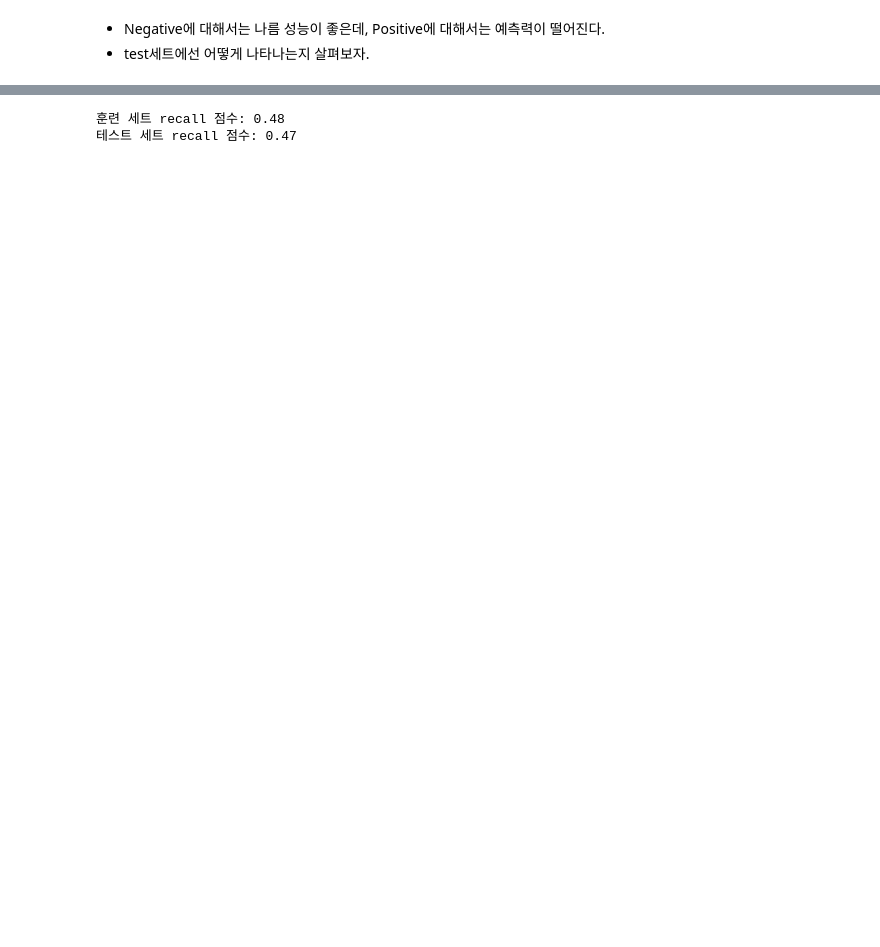
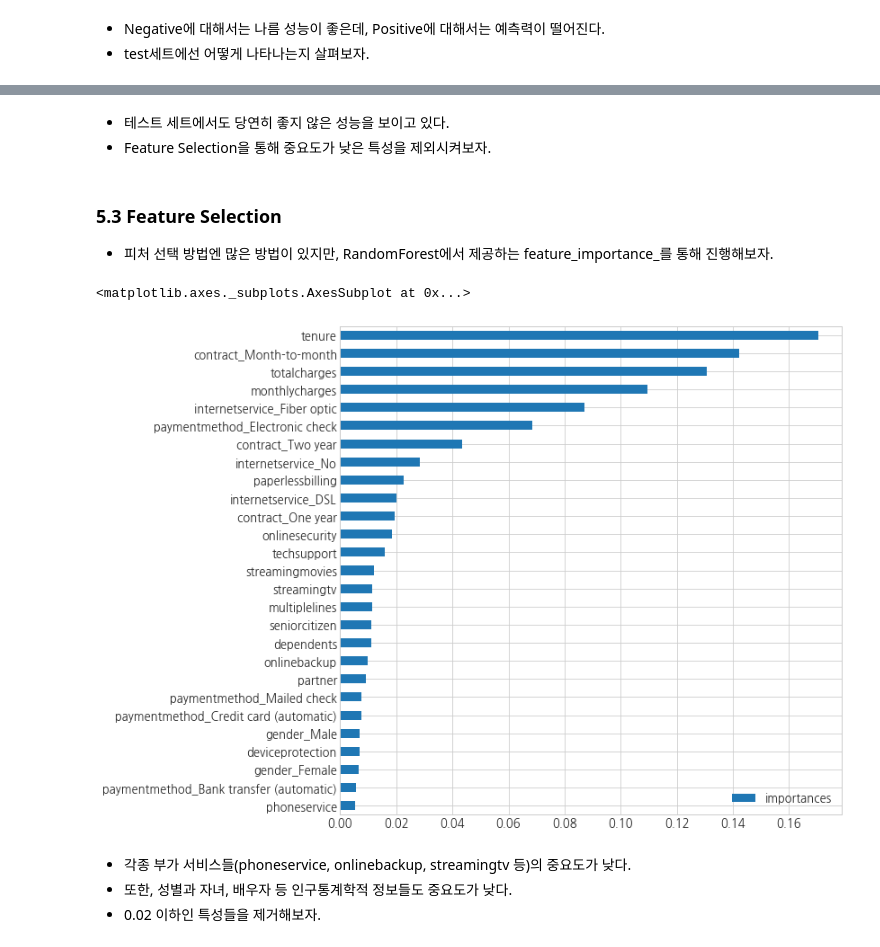
Before and after one commit to Sean-Parkk/Projects, a Jupyter notebook: predict_customer_churn/predict_customer_churn.ipynb, the cells around one changed output, grey strips where cells are left out. Drawn from its saved outputs; the diff is of its cells as text; code cells hidden in the pictures; blank space fills up the shorter version.

```diff
--- a/predict_customer_churn/predict_customer_churn.ipynb
+++ b/predict_customer_churn/predict_customer_churn.ipynb
@@ -669,2 +672,0 @@ grid_search = GridSearchCV(LogisticRegression(), param_grid, scoring = 'recall')
-# %%
-grid_search.fit(X_train, y_train)
@@ -754,10 +673,20 @@ X_test_selected = X_test[['tenure', 'contract_Month-to-month', 'contract_Two yea
-# %%
-logreg = LogisticRegression()
-logreg.fit(X_train_selected, y_train)
-y_pred = logreg.predict(X_train_selected)
-print('훈련 세트 recall 점수: {:.2f}'.format(recall_score(y_train, y_pred)))
-y_pred = logreg.predict(X_test_selected)
-print('테스트 세트 recall 점수: {:.2f}'.format(recall_score(y_test, y_pred)))
-# %% [output]
-훈련 세트 recall 점수: 0.48
-테스트 세트 recall 점수: 0.47
+# %% [markdown]
+* 테스트 세트에서도 당연히 좋지 않은 성능을 보이고 있다.
+* Feature Selection을 통해 중요도가 낮은 특성을 제외시켜보자.
+# %% [markdown]
+### 5.3 Feature Selection
+* 피처 선택 방법엔 많은 방법이 있지만, RandomForest에서 제공하는 feature_importance_를 통해 진행해보자.
+# %%
+from sklearn.ensemble import RandomForestClassifier
+rf = RandomForestClassifier(n_estimators=500, max_depth=8, random_state=1)
+rf.fit(X_train, y_train)
+df_fi = pd.DataFrame(rf.feature_importances_, index=X_train.columns, columns=['importances'])
+df_fi.sort_values('importances', ascending=True, inplace=True)
+df_fi.plot(kind='barh', figsize=(10,10))
+# %% [output]
+<matplotlib.axes._subplots.AxesSubplot at 0x...>
+[figure, added]
+# %% [markdown]
+* 각종 부가 서비스들(phoneservice, onlinebackup, streamingtv 등)의 중요도가 낮다.
+* 또한, 성별과 자녀, 배우자 등 인구통계학적 정보들도 중요도가 낮다.
+* 0.02 이하인 특성들을 제거해보자.
```
Also changed, not shown: parts of 71 cells of this notebook, 1 other file.
